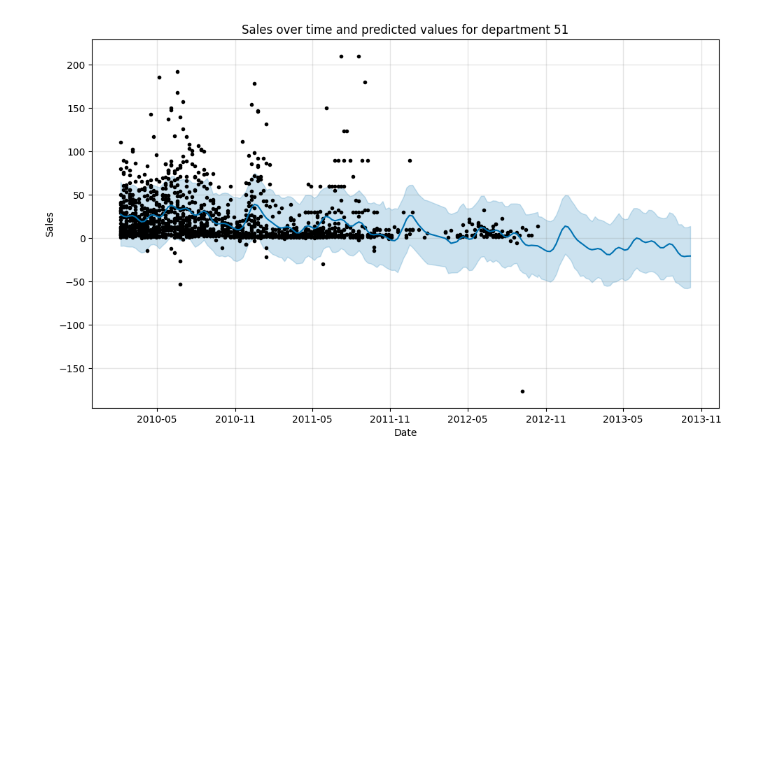
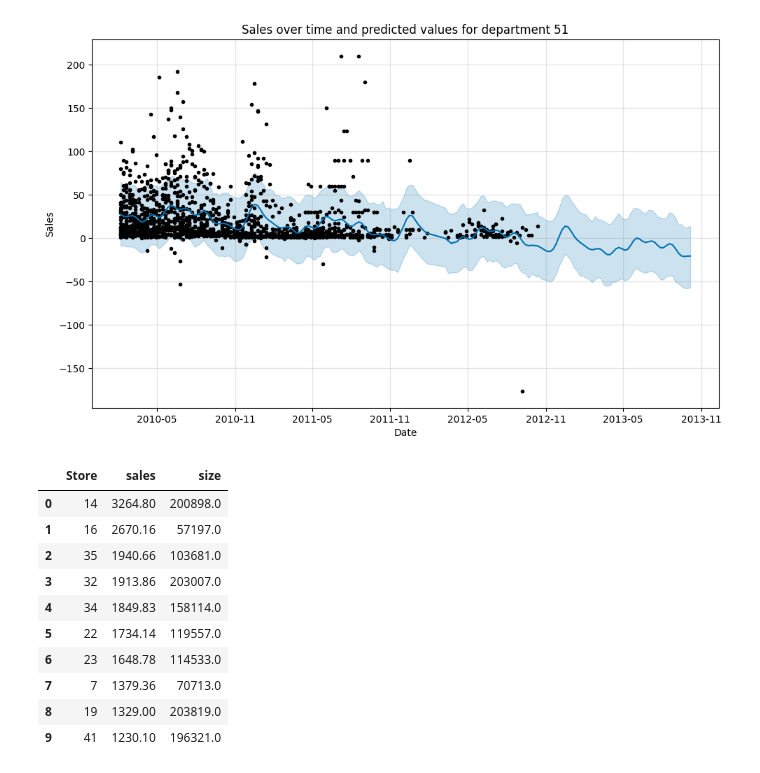
Before and after one commit to tanzhu91/Retail-Data-Analytics, a Jupyter notebook: notebooks/retail_data_analysis.ipynb, the cells around one changed output. Saved outputs shown, nothing was run; the diff lists cells and outputs as text; code cells hidden in the pictures; blank space fills up the shorter version.

```diff
--- a/notebooks/retail_data_analysis.ipynb
+++ b/notebooks/retail_data_analysis.ipynb
@@ -657,3 +680,23 @@ plt.show()
 19:02:21 - cmdstanpy - INFO - Chain [1] start processing
 19:02:21 - cmdstanpy - INFO - Chain [1] done processing
 [figure]
+# %%
+sales_dep_51 = dep_51.groupby('Store').agg(
+    sales=('Weekly_Sales', 'sum'),
+    size=('Size', 'mean'),
+).sort_values(by='sales', ascending=False)
+s_d_1 = sales_dep_51.reset_index().head(10)
+s_d_1['Store'] = s_d_1['Store'].astype(str)
+s_d_1
+# %% [output]
+|  | Store | sales | size |
+| 0 | 14 | 3264.80 | 200898.0 |
+| 1 | 16 | 2670.16 | 57197.0 |
+| 2 | 35 | 1940.66 | 103681.0 |
+| 3 | 32 | 1913.86 | 203007.0 |
+| 4 | 34 | 1849.83 | 158114.0 |
+| 5 | 22 | 1734.14 | 119557.0 |
+| 6 | 23 | 1648.78 | 114533.0 |
+| 7 | 7 | 1379.36 | 70713.0 |
+| 8 | 19 | 1329.00 | 203819.0 |
+| 9 | 41 | 1230.10 | 196321.0 |
```
Also changed, not shown: parts of 4 cells of this notebook.
